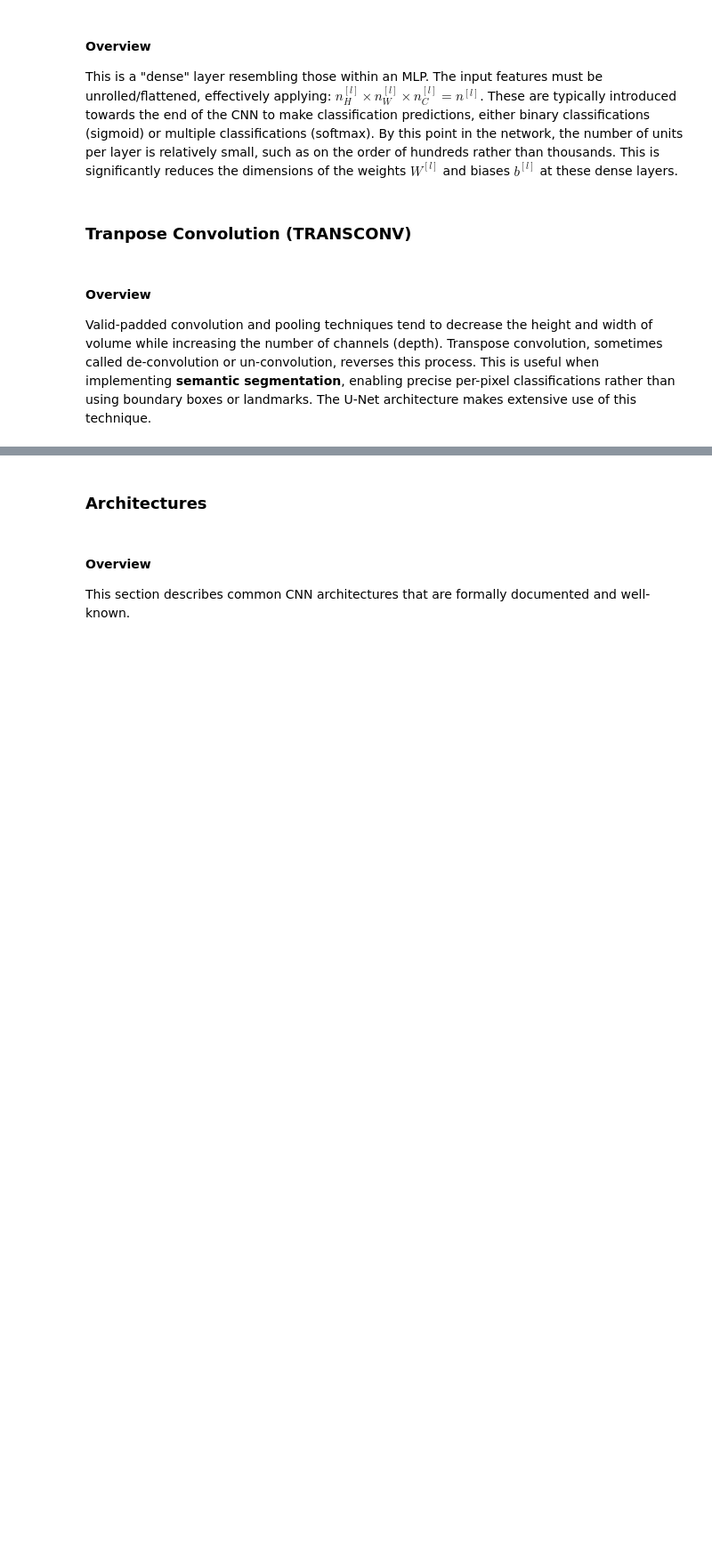
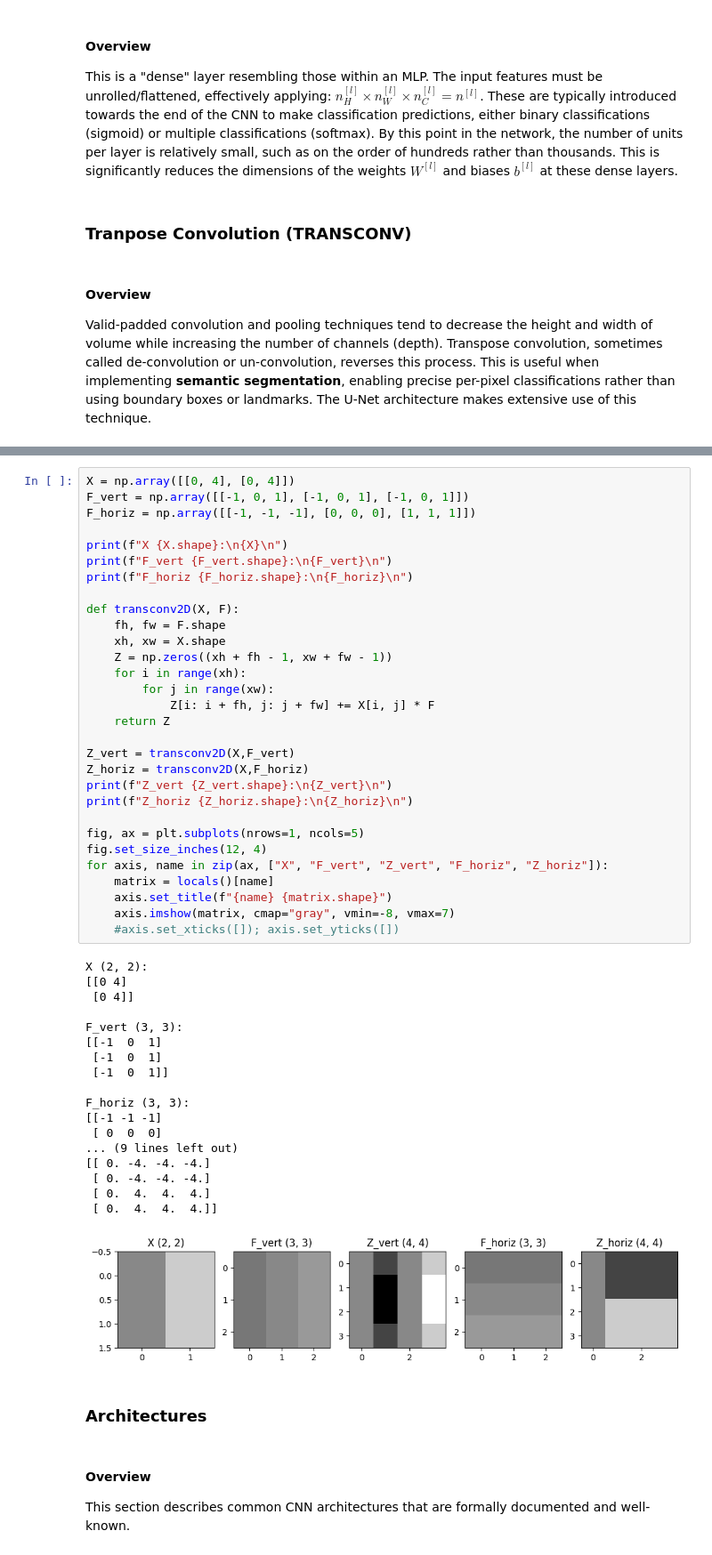
Before and after one commit to nickrusso42518/ml-qrg, a Jupyter notebook: ml_qrg.ipynb, the cells around one changed output, grey strips where cells are left out. Shown at 89% size. Drawn from its saved outputs; the diff is of its cells as text; blank space fills up the shorter version.

Commit message:
cnn transconv code

```diff
--- a/ml_qrg.ipynb
+++ b/ml_qrg.ipynb
@@ -1980,3 +2016,52 @@ $$
+# %%
+X = np.array([[0, 4], [0, 4]])
+F_vert = np.array([[-1, 0, 1], [-1, 0, 1], [-1, 0, 1]])
+F_horiz = np.array([[-1, -1, -1], [0, 0, 0], [1, 1, 1]])
+
+print(f"X {X.shape}:\n{X}\n")
+print(f"F_vert {F_vert.shape}:\n{F_vert}\n")
+print(f"F_horiz {F_horiz.shape}:\n{F_horiz}\n")
+
+def transconv2D(X, F):
+    fh, fw = F.shape
+    xh, xw = X.shape
+    Z = np.zeros((xh + fh - 1, xw + fw - 1))
+    for i in range(xh):
+        for j in range(xw):
+            Z[i: i + fh, j: j + fw] += X[i, j] * F
+    return Z
+
+Z_vert = transconv2D(X,F_vert)
+Z_horiz = transconv2D(X,F_horiz)
+print(f"Z_vert {Z_vert.shape}:\n{Z_vert}\n")
+print(f"Z_horiz {Z_horiz.shape}:\n{Z_horiz}\n")
+
+fig, ax = plt.subplots(nrows=1, ncols=5)
+fig.set_size_inches(12, 4)
+for axis, name in zip(ax, ["X", "F_vert", "Z_vert", "F_horiz", "Z_horiz"]):
+    matrix = locals()[name]
+    axis.set_title(f"{name} {matrix.shape}")
+    axis.imshow(matrix, cmap="gray", vmin=-8, vmax=7)
+    #axis.set_xticks([]); axis.set_yticks([])
+# %% [output]
+X (2, 2):
+[[0 4]
+ [0 4]]
+
+F_vert (3, 3):
+[[-1  0  1]
+ [-1  0  1]
+ [-1  0  1]]
+
+F_horiz (3, 3):
+[[-1 -1 -1]
+ [ 0  0  0]
+... (9 lines left out)
+[[ 0. -4. -4. -4.]
+ [ 0. -4. -4. -4.]
+ [ 0.  4.  4.  4.]
+ [ 0.  4.  4.  4.]]
+[figure, added]
 # %% [markdown]
 ### Architectures
 # %% [markdown]
```
Also changed, not shown: parts of 1 cell of this notebook.
